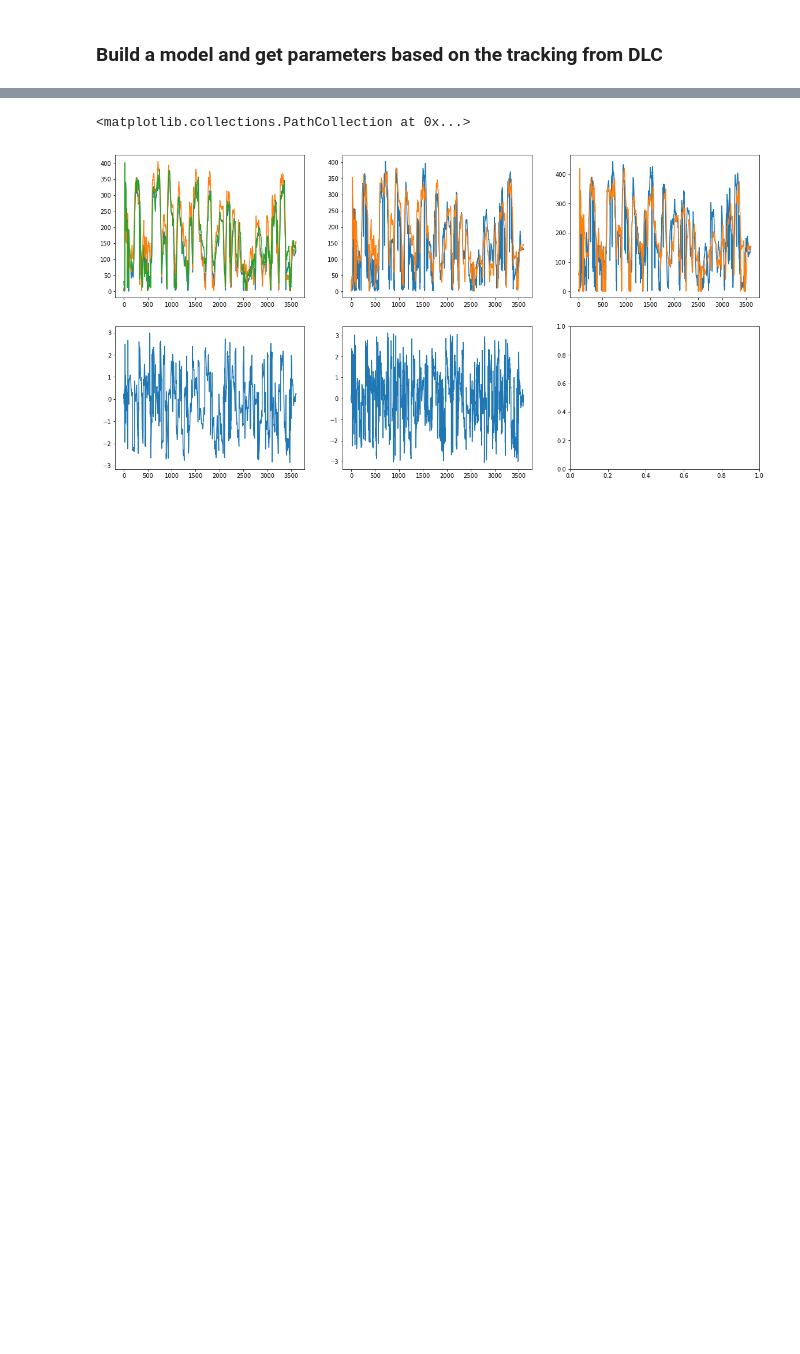
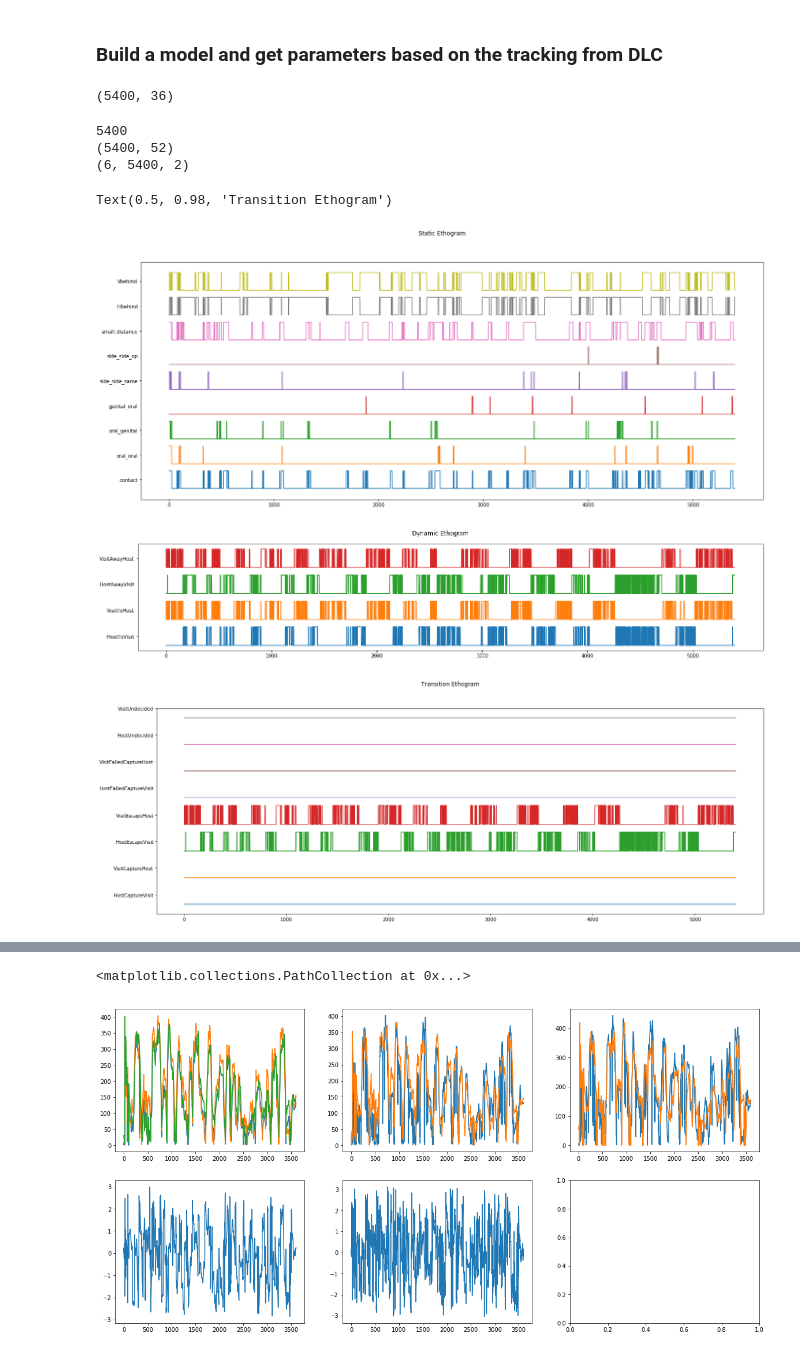
Before and after one commit to melisamc89/social_interaction, a Jupyter notebook: src/ethogram_parameters.ipynb, the cells around one changed output, grey strips where cells are left out. Cells and saved outputs as stored; diff of their text form; code cells hidden in the pictures; blank space fills up the shorter version.

```diff
--- a/src/ethogram_parameters.ipynb
+++ b/src/ethogram_parameters.ipynb
@@ -639,3 +738,28 @@ body_tracking = tracking_data[:,1+5*3:];
 body_tracking_bias = tracking_data_bias[:,1+5*3:];
 #parameters = get_tracking_parameters(tracking = body_tracking);
 #df = pd.DataFrame(list(parameters.items()),columns = ['cm1','cm2','head_direction1','head_direction2','speed1','speed2','body_direction1','body_directiond2'])
+print(body_tracking.shape)
+# %% [output]
+(5400, 36)
+# %%
+## separate animals to build a model of mouse
+NTIME = body_tracking.shape[0]
+print(NTIME)
+N = int(np.min(body_tracking.shape)/6)
+#separate animals tracking
+
+tracking1 = np.array([body_tracking[:,[i*3,i*3+1]] for i in range(N)])
+tracking2 = np.array([body_tracking[:,[i*3+N*3,i*3+1+N*3]] for i in range(N)])
+
+print(tracking_data.shape)
+print(tracking1.shape)
+
+maybeNose = tracking_data[:,13:15]
+tracking1[0,:,:] = maybeNose
+
+### LETS CREATE A NOSE MODEL AND EXCHANGE THE NOSE TRACKING FOR THE NOSE MODEL POSITION
+### BASED ON DRIVES POSITION.
+# %% [output]
+5400
+(5400, 52)
+(6, 5400, 2)
@@ -642 +772,45 @@ body_tracking_bias = tracking_data_bias[:,1+5*3:];
+# %%
+### compute parameters
+
+static_parameters = [get_model_static_parameters(shape_model1 = model1.shape_model[frame_n], shape_model2= model2.shape_model[frame_n]) for frame_n in range(NTIME)]
+dynamic_parameters = get_model_dynamic_parameters(model1 = model1, model2= model2, static_parameters = static_parameters)
+# %%
+## plot ethogram
+#list(zip(fields, tickpos))
+
+static_ethogram_vector = [static_ethogram(static_parameters[frame_n]) for frame_n in range(NTIME)]
+interactions_static = np.array([np.array(list(static_ethogram(static_parameters[frame_n]).values())) for frame_n in range(NTIME)])
+dynamic_ethogram_vector = dynamic_ethogram(static_ethogram, dynamic_parameters)
+interactions_dynamic = np.array([list(dynamic_ethogram_vector.values())[i] for i in range(4)])
+transition_ethogram_vector = transition_ethogram(static_ethogram_vector, dynamic_ethogram_vector)
+interaction_transitive = np.array([list(transition_ethogram_vector.values())[i] for i in range(8)])
+
+fig, ax = plt.subplots(figsize=(23, 9))
+tickpos = [1.4*a for a in range(interactions_static.shape[1])]
+ax.plot(interactions_static + tickpos);
+ax.set_yticks(np.array(tickpos)+ 0.5)
+ax.set_yticklabels(fields_static);
+fig.suptitle('Static Ethogram')
+
+
+fig, ax = plt.subplots(figsize=(23, 4))
+tickpos = [1.4*a for a in range(interactions_dynamic.shape[0])]
+ax.plot(interactions_dynamic.T + tickpos);
+ax.set_yticks(np.array(tickpos)+ 0.5)
+ax.set_yticklabels(fields_dyn);
+fig.suptitle('Dynamic Ethogram')
+
+#print(transition_ethogram_vector)
+
+fig, ax = plt.subplots(figsize=(23, 8))
+tickpos = [1.4*a for a in range(interaction_transitive.shape[0])]
+ax.plot(interaction_transitive.T + tickpos);
+ax.set_yticks(np.array(tickpos)+ 0.5)
+ax.set_yticklabels(fields_trans);
+fig.suptitle('Transition Ethogram')
+# %% [output]
+Text(0.5, 0.98, 'Transition Ethogram')
+[figure, added]
+[figure, added]
+[figure, added]
 # %%
```
Also changed, not shown: parts of 17 cells of this notebook, 1 other file.
